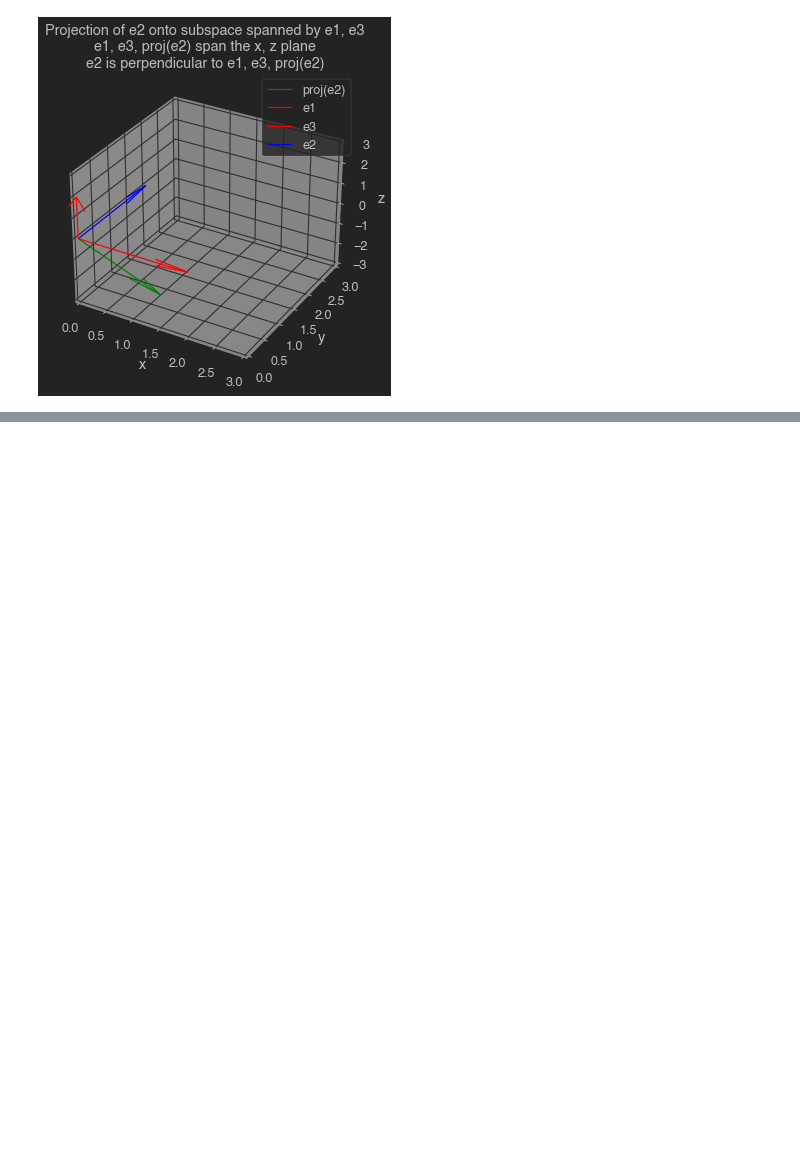
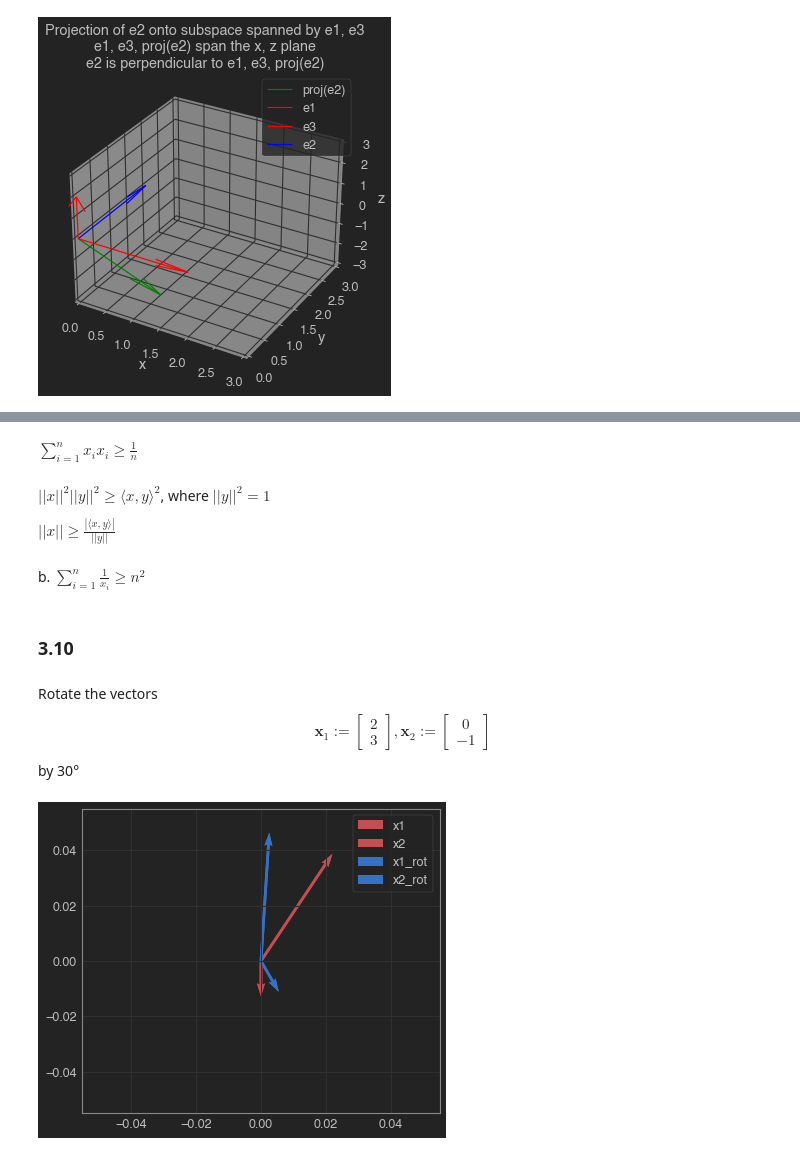
Before and after one commit to Pooret/biased_outliers, a Jupyter notebook: Ch. 3 Exercises.ipynb, the cells around one changed output, grey strips where cells are left out. Drawn from its saved outputs; the diff is of its cells as text; code cells hidden in the pictures; blank space fills up the shorter version.

```diff
--- a/Ch. 3 Exercises.ipynb
+++ b/Ch. 3 Exercises.ipynb
@@ -462,0 +580,39 @@ plt.show()
+# %% [markdown]
+ $\sum_{i=1}^n x_ix_i \ge \frac{1}{n}$
+# %% [markdown]
+$||x||^2 ||y||^2 \ge \langle x, y \rangle^2$, where $||y||^2 = 1$
+
+$||x|| \ge \frac{|\langle x, y\rangle|}{||y||}$
+# %% [markdown]
+b. $\sum_{i=1}^n \frac{1}{x_i} \ge n^2$
+# %% [markdown]
+### 3.10
+# %% [markdown]
+Rotate the vectors $$ \mathbf{x}_1:=\begin{bmatrix}
+2 \\
+3 \end{bmatrix}, \mathbf{x}_2:=\begin{bmatrix}
+0 \\
+-1 \end{bmatrix}$$ by 30&deg;
+# %%
+x1 = np.array([2, 3]).reshape(2, 1)
+x2 = np.array([0, -1]).reshape(2, 1)
+
+def get_2Drotation_matrix(angle):
+    """returns a rotation matrix to rotate any vector in 2D about the origin"""
+    theta = angle * math.pi / 180
+    return np.array([[math.cos(theta), -1*math.sin(theta)],[math.sin(theta), math.cos(theta)]])
+
+rot = get_2Drotation_matrix(30)
+x1_rot = np.dot(rot, x1)
+x2_rot = np.dot(rot, x2)
+#plot vectors
+origin = ([[0, 0], [0, 0]])
+plt.quiver(*origin, *x1, color=['r'], scale=10, label='x1')
+plt.quiver(*origin, *x2, color='r', scale=10, label='x2')
+plt.quiver(*origin, *x1_rot, color=['b'], scale=10, label='x1_rot')
+plt.quiver(*origin, *x2_rot, color='b', scale=10, label='x2_rot')
+#plt.annotate("{:.2f} degrees".format(degrees), xy=[-.025, 0.015])
+plt.legend()
+plt.show()
+# %% [output]
+[figure, added]
```
Also changed, not shown: parts of 15 cells of this notebook.
